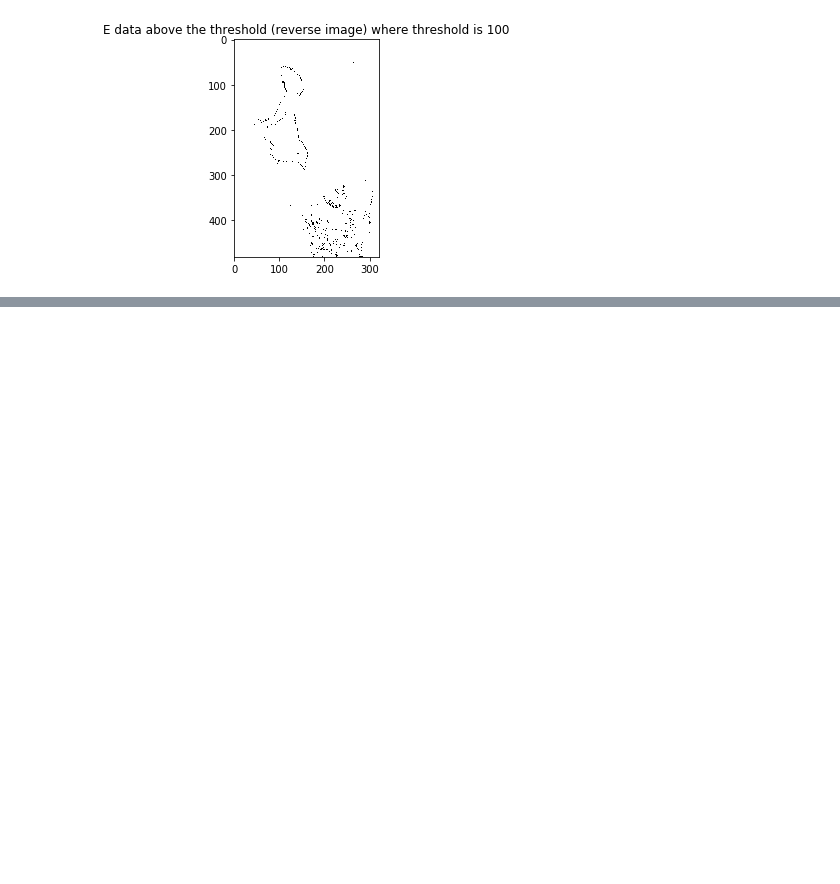
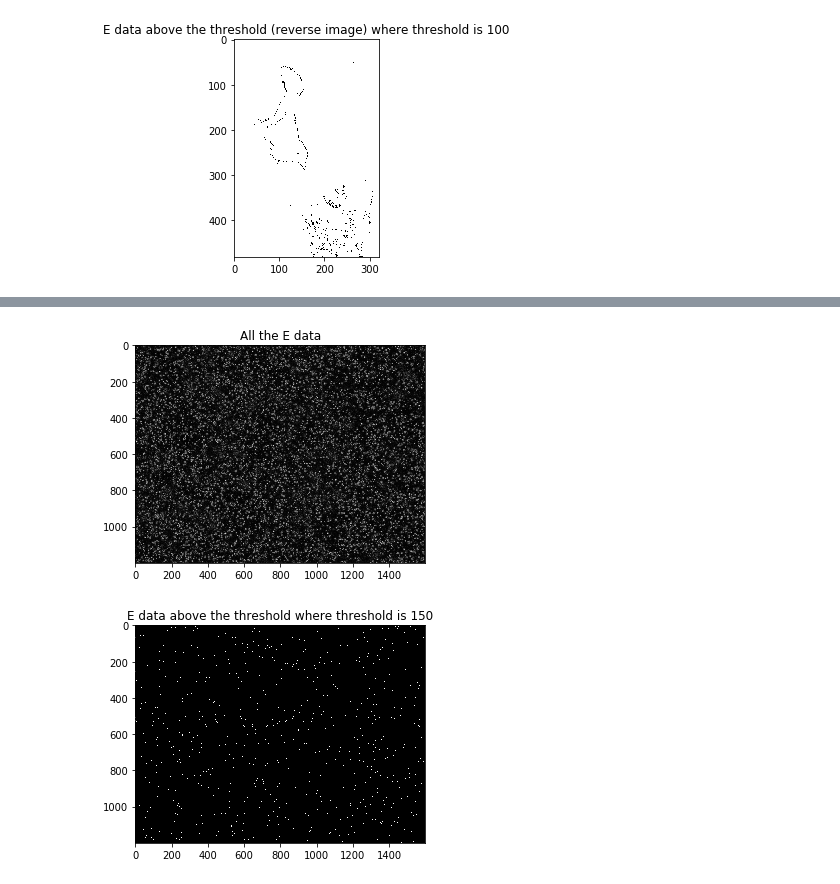
Before and after one commit to pots7878/image_manipulation, a Jupyter notebook: Lab 5 Image Manipulation.ipynb, the cells around one changed output, grey strips where cells are left out. Drawn from its saved outputs; the diff is of its cells as text; code cells hidden in the pictures; blank space fills up the shorter version.

```diff
--- a/Lab 5 Image Manipulation.ipynb
+++ b/Lab 5 Image Manipulation.ipynb
@@ -153,0 +196,5 @@ edgeDetection('bird.png', 100)
+# %%
+componentIdentification('star_field_gray.png', 150)
+# %% [output]
+[figure, added]
+[figure, added]
```
Also changed, not shown: parts of 8 cells of this notebook, 2 other files.
